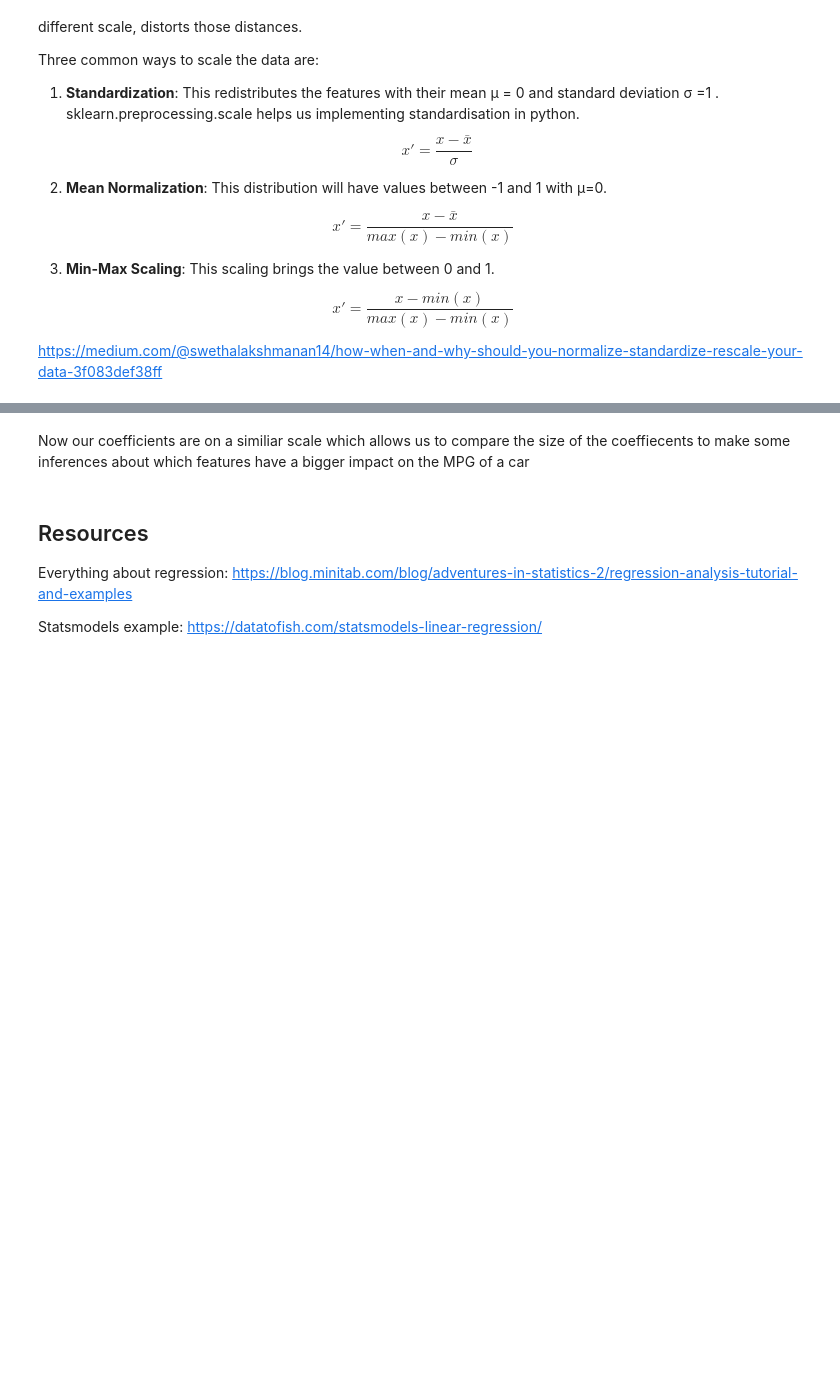
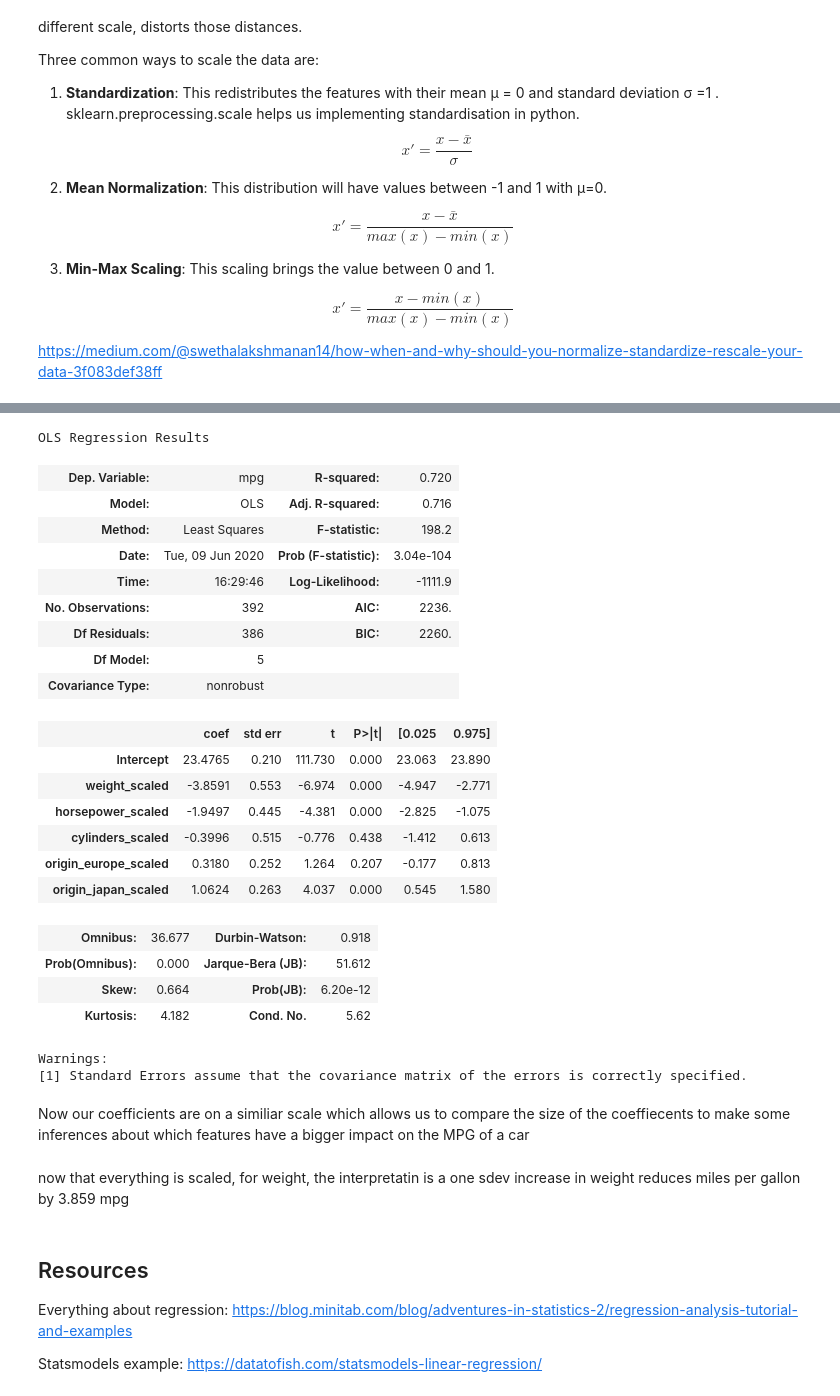
Before and after one commit to jvntra/nyc-mhtn-ds-051120-lectures, a Jupyter notebook: Mod_2/Linear_Regression/MultipleLinear_Regression.ipynb, the cells around one changed output, grey strips where cells are left out. Saved outputs shown, nothing was run; the diff lists cells and outputs as text; code cells hidden in the pictures; blank space fills up the shorter version.

```diff
--- a/Mod_2/Linear_Regression/MultipleLinear_Regression.ipynb
+++ b/Mod_2/Linear_Regression/MultipleLinear_Regression.ipynb
@@ -249,8 +465,34 @@ dummy_df
 # %%
-scaled_model = ols(formula='mpg~weight_scaled+horsepower_scaled+cylinders_scaled+acceleration_scaled+origin_europe_scaled+origin_japan_scaled', data=dummy_df).fit()
+scaled_model = ols(formula='mpg~weight_scaled+horsepower_scaled+cylinders_scaled+origin_europe_scaled+origin_japan_scaled', data=dummy_df).fit()
 scaled_model.summary()
+# %% [output]
+OLS Regression Results
+| Dep. Variable: | mpg | R-squared: | 0.720 |
+| Model: | OLS | Adj. R-squared: | 0.716 |
+| Method: | Least Squares | F-statistic: | 198.2 |
+| Date: | Tue, 09 Jun 2020 | Prob (F-statistic): | 3.04e-104 |
+| Time: | 16:29:46 | Log-Likelihood: | -1111.9 |
+| No. Observations: | 392 | AIC: | 2236. |
+| Df Residuals: | 386 | BIC: | 2260. |
+| Df Model: | 5 |  |  |
+| Covariance Type: | nonrobust |  |  |
+|  | coef | std err | t | P>|t| | [0.025 | 0.975] |
+| Intercept | 23.4765 | 0.210 | 111.730 | 0.000 | 23.063 | 23.890 |
+| weight_scaled | -3.8591 | 0.553 | -6.974 | 0.000 | -4.947 | -2.771 |
+| horsepower_scaled | -1.9497 | 0.445 | -4.381 | 0.000 | -2.825 | -1.075 |
+| cylinders_scaled | -0.3996 | 0.515 | -0.776 | 0.438 | -1.412 | 0.613 |
+| origin_europe_scaled | 0.3180 | 0.252 | 1.264 | 0.207 | -0.177 | 0.813 |
+| origin_japan_scaled | 1.0624 | 0.263 | 4.037 | 0.000 | 0.545 | 1.580 |
+| Omnibus: | 36.677 | Durbin-Watson: | 0.918 |
+| Prob(Omnibus): | 0.000 | Jarque-Bera (JB): | 51.612 |
+| Skew: | 0.664 | Prob(JB): | 6.20e-12 |
+| Kurtosis: | 4.182 | Cond. No. | 5.62 |
+Warnings:
+[1] Standard Errors assume that the covariance matrix of the errors is correctly specified.
 # %% [markdown]
 Now our coefficients are on a similiar scale which allows us to compare the size of the coeffiecents to make some inferences about which features have a bigger impact on the MPG of a car
+# %% [markdown]
+now that everything is scaled, for weight, the interpretatin is a one sdev increase in weight reduces miles per gallon by 3.859 mpg
 # %% [markdown]
 ## Resources
 
```
Also changed, not shown: parts of 22 cells of this notebook, 10 other files.
